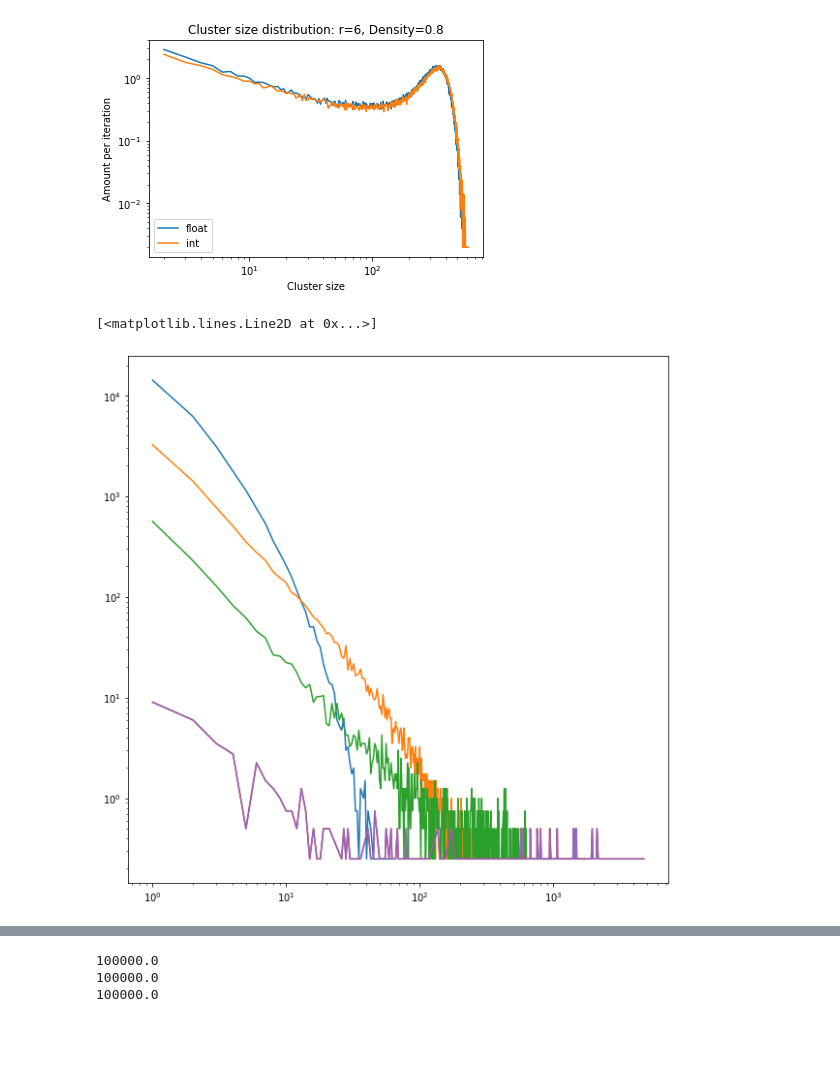
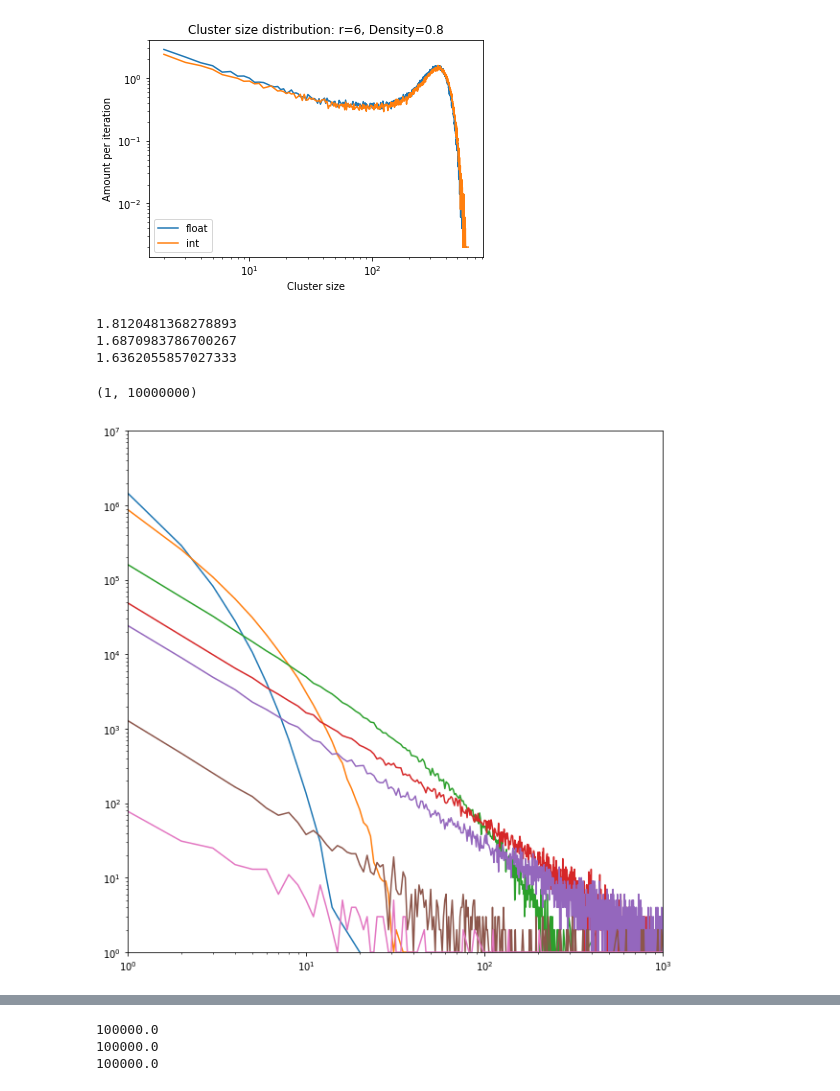
Before and after one commit to Sennevw/Masters-thesis, a Jupyter notebook: dataverwerking.ipynb, the cells around one changed output, grey strips where cells are left out. Saved outputs shown, nothing was run; the diff lists cells and outputs as text; code cells hidden in the pictures; blank space fills up the shorter version.

Commit message:
Fragmentation + Pref_Attach

```diff
--- a/dataverwerking.ipynb
+++ b/dataverwerking.ipynb
@@ -403,31 +199,50 @@ Text(0.5, 1.0, 'Cluster size distribution: r=6, Density=0.8')
 [figure]
 # %%
 plt.figure(figsize=(10, 10))
-size, amount = np.loadtxt("Pref_attach/False/r6_3D_tree_25000_0.800000_0.txt", skiprows=1, unpack=True)
+
+size, amount = np.loadtxt("Pref_attach/False/r20_3D_tree_20000_0.100000_0.txt", skiprows=1, unpack=True)
 size = size[1:]
-amount = amount[1:]/4
+amount = amount[1:]
 plt.loglog(size, amount, label="int")
 
-size, amount = np.loadtxt("Pref_attach/False/r6_3D_tree_47500_0.800000_0.txt", skiprows=1, unpack=True)
+size, amount = np.loadtxt("Pref_attach/False/r20_3D_tree_40000_0.100000_0.txt", skiprows=1, unpack=True)
 size = size[1:]
-amount = amount[1:]/4
+amount = amount[1:]
 plt.loglog(size, amount, label="int")
 
-size, amount = np.loadtxt("Pref_attach/False/r6_3D_tree_57000_0.800000_0.txt", skiprows=1, unpack=True)
+size, amount = np.loadtxt("Pref_attach/False/r20_3D_tree_80000_0.100000_0.txt", skiprows=1, unpack=True)
 size = size[1:]
-amount = amount[1:]/4
+amount = amount[1:]
+plt.loglog(size, amount, label="int")
+print(alpha(amount, 1, 20))
+
+size, amount = np.loadtxt("Pref_attach/False/r20_3D_tree_90000_0.100000_0.txt", skiprows=1, unpack=True)
+size = size[1:]
+amount = amount[1:]
+plt.loglog(size, amount, label="int")
+print(alpha(amount, 1, 100))
+
+size, amount = np.loadtxt("Pref_attach/False/r20_3D_tree_92500_0.100000_0.txt", skiprows=1, unpack=True)
+size = size[1:]
+amount = amount[1:]
+plt.loglog(size, amount, label="int")
+print(alpha(amount, 1, 100))
+
+size, amount = np.loadtxt("Pref_attach/False/r20_3D_tree_95000_0.100000_0.txt", skiprows=1, unpack=True)
+size = size[1:]
+amount = amount[1:]
 plt.loglog(size, amount, label="int")
 
-size, amount = np.loadtxt("Pref_attach/False/r6_3D_tree_66500_0.800000_0.txt", skiprows=1, unpack=True)
+size, amount = np.loadtxt("Pref_attach/False/r20_3D_tree_100000_0.100000_0.txt", skiprows=1, unpack=True)
 size = size[1:]
-amount = amount[1:]/4
+amount = amount[1:]
 plt.loglog(size, amount, label="int")
 
-size, amount = np.loadtxt("Pref_attach/False/r6_3D_tree_85500_0.800000_0.txt", skiprows=1, unpack=True)
-
-size = size[1:]
-amount = amount[1:]/4
-plt.loglog(size, amount, label="int")
+plt.xlim(1, 1000)
+plt.ylim(1, 10**7)
 # %% [output]
-[<matplotlib.lines.Line2D at 0x...>]
+1.8120481368278893
+1.6870983786700267
+1.6362055857027333
+(1, 10000000)
-[figure, old version]
+[figure, new version]
```
Also changed, not shown: parts of 11 cells of this notebook, 2 other files.
